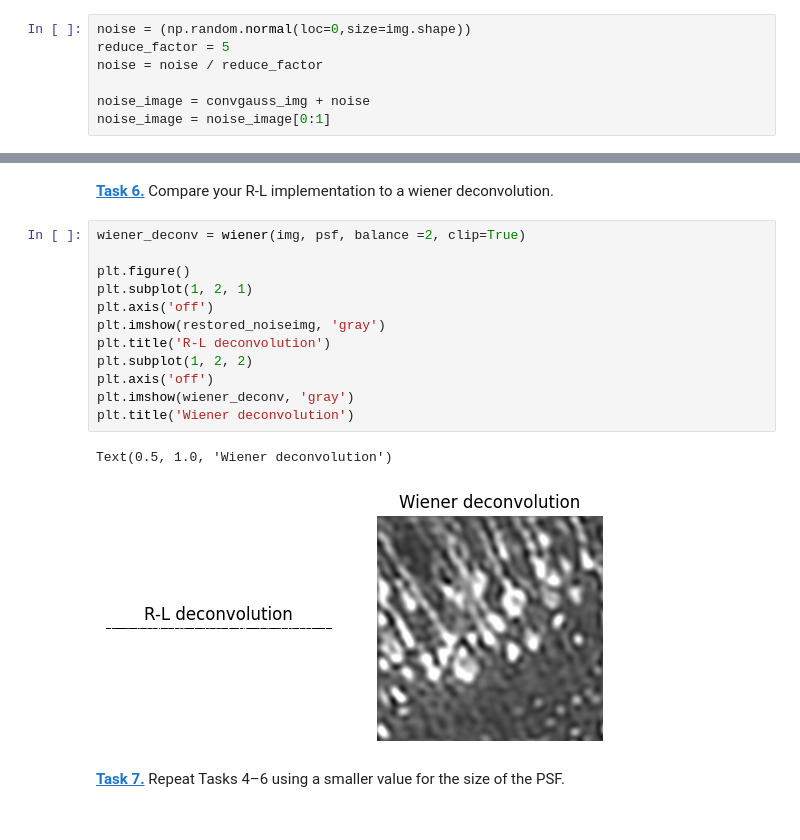
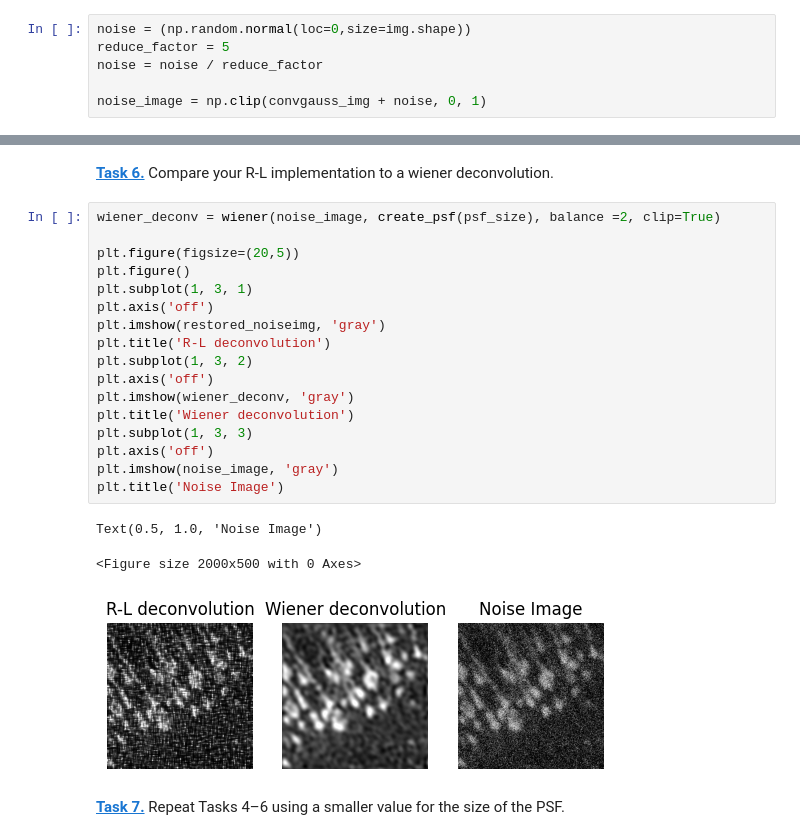
Before and after one commit to k8nsti/mobi-fs5-python, a Jupyter notebook: deconvolution.ipynb, the cells around one changed output, grey strips where cells are left out. Saved outputs shown, nothing was run; the diff lists cells and outputs as text.

Commit message:
finished deconv

```diff
--- a/deconvolution.ipynb
+++ b/deconvolution.ipynb
@@ -94,26 +94,31 @@ noise = (np.random.normal(loc=0,size=img.shape))
 reduce_factor = 5
 noise = noise / reduce_factor
 
-noise_image = convgauss_img + noise
-noise_image = noise_image[0:1]
+noise_image = np.clip(convgauss_img + noise, 0, 1)
 # %%
 restored_noiseimg = richardson_lucy_deconvolution(noise_image, psf, 20)
 # %% [markdown]
 **[Task 6.]()** Compare your R-L implementation to a wiener deconvolution.
 # %%
-wiener_deconv = wiener(img, psf, balance =2, clip=True)
+wiener_deconv = wiener(noise_image, create_psf(psf_size), balance =2, clip=True)
 
+plt.figure(figsize=(20,5))
 plt.figure()
-plt.subplot(1, 2, 1)
+plt.subplot(1, 3, 1)
 plt.axis('off')
 plt.imshow(restored_noiseimg, 'gray')
 plt.title('R-L deconvolution')
-plt.subplot(1, 2, 2)
+plt.subplot(1, 3, 2)
 plt.axis('off')
 plt.imshow(wiener_deconv, 'gray')
 plt.title('Wiener deconvolution')
+plt.subplot(1, 3, 3)
+plt.axis('off')
+plt.imshow(noise_image, 'gray')
+plt.title('Noise Image')
 # %% [output]
-Text(0.5, 1.0, 'Wiener deconvolution')
+Text(0.5, 1.0, 'Noise Image')
+<Figure size 2000x500 with 0 Axes>
-[figure, old version]
+[figure, new version]
 # %% [markdown]
 **[Task 7.]()** Repeat Tasks 4–6 using a smaller value for the size of the PSF.
```
Also changed, not shown: parts of 4 cells of this notebook.
